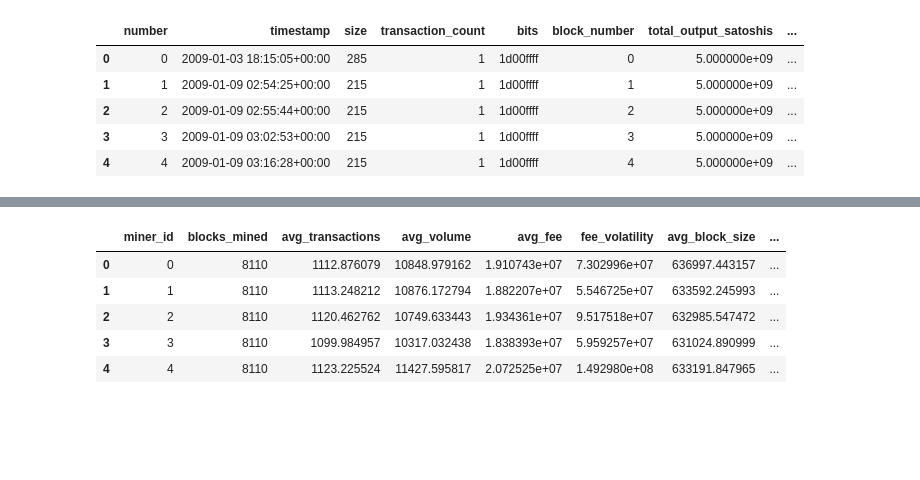
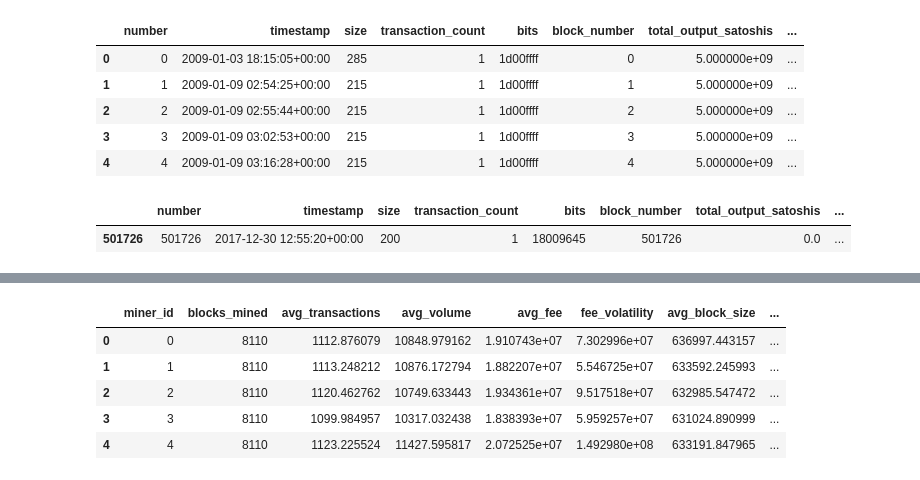
Before and after one commit to Kwokym111/poai_simulation, a Jupyter notebook: src/preprocess.ipynb, the cells around one changed output, grey strips where cells are left out. Drawn from its saved outputs; the diff is of its cells as text; code cells hidden in the pictures; blank space fills up the shorter version.

```diff
--- a/src/preprocess.ipynb
+++ b/src/preprocess.ipynb
@@ -13,3 +13,10 @@ df.head()
 | 2 | 2 | 2009-01-09 02:55:44+00:00 | 215 | 1 | 1d00ffff | 2 | 5.000000e+09 | ... |
 | 3 | 3 | 2009-01-09 03:02:53+00:00 | 215 | 1 | 1d00ffff | 3 | 5.000000e+09 | ... |
 | 4 | 4 | 2009-01-09 03:16:28+00:00 | 215 | 1 | 1d00ffff | 4 | 5.000000e+09 | ... |
+# %%
+# Check where values equal 0, then check across rows
+rows_with_zero = df[(df[['total_output_satoshis']] == 0).any(axis=1)]
+rows_with_zero
+# %% [output]
+|  | number | timestamp | size | transaction_count | bits | block_number | total_output_satoshis | ... |
+| 501726 | 501726 | 2017-12-30 12:55:20+00:00 | 200 | 1 | 18009645 | 501726 | 0.0 | ... |
```
Also changed, not shown: parts of 10 cells of this notebook.
